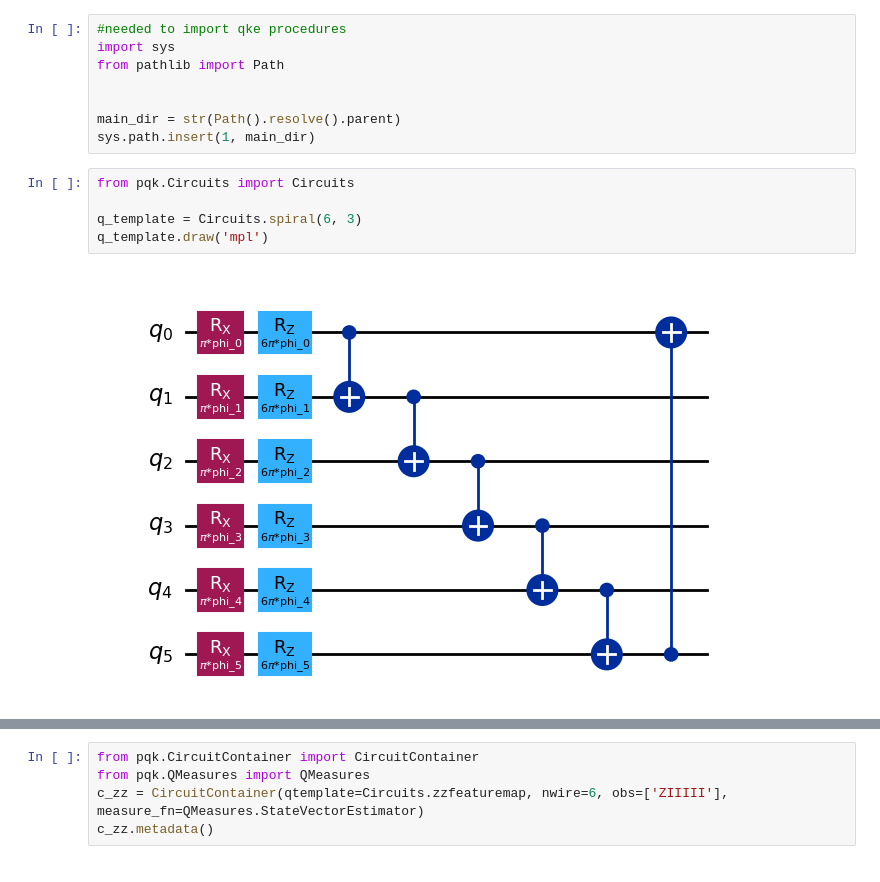
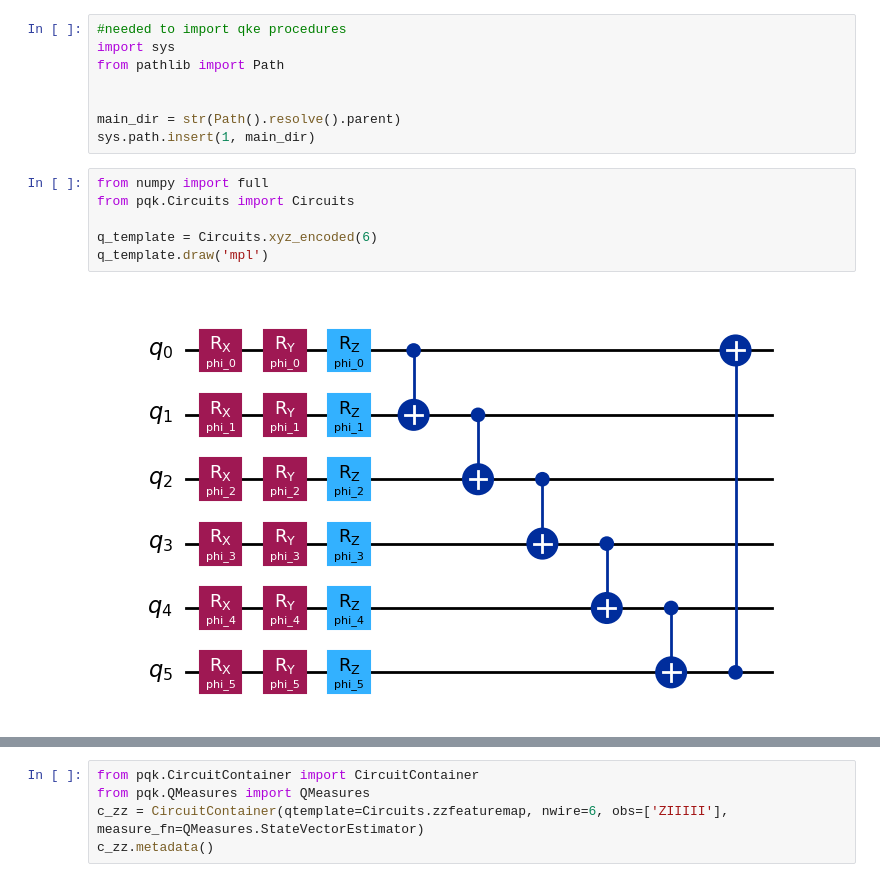
Before and after one commit to fdamore/QK, a Jupyter notebook: notebooks/validation.ipynb, the cells around one changed output, grey strips where cells are left out. Drawn from its saved outputs; the diff is of its cells as text.

```diff
--- a/notebooks/validation.ipynb
+++ b/notebooks/validation.ipynb
@@ -10,9 +10,10 @@ from pathlib import Path
 main_dir = str(Path().resolve().parent)
 sys.path.insert(1, main_dir)
 # %%
+from numpy import full
 from pqk.Circuits import Circuits
 
-q_template = Circuits.spiral(6, 3)
+q_template = Circuits.xyz_encoded(6)
 q_template.draw('mpl')
 # %% [output]
-[figure, old version]
+[figure, new version]
```
Also changed, not shown: parts of 6 cells of this notebook.
